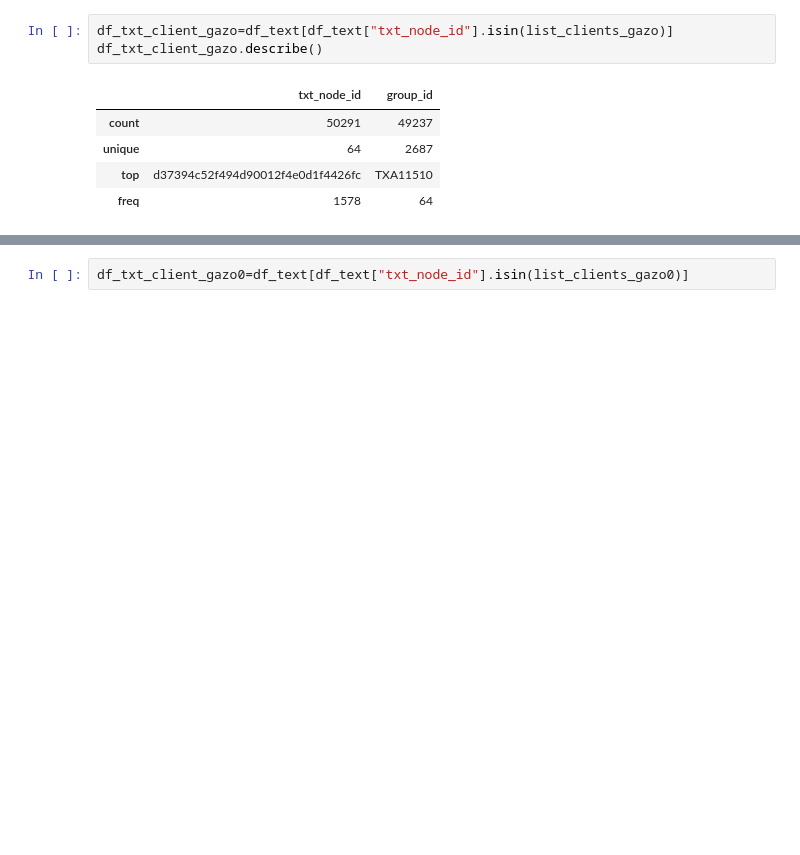
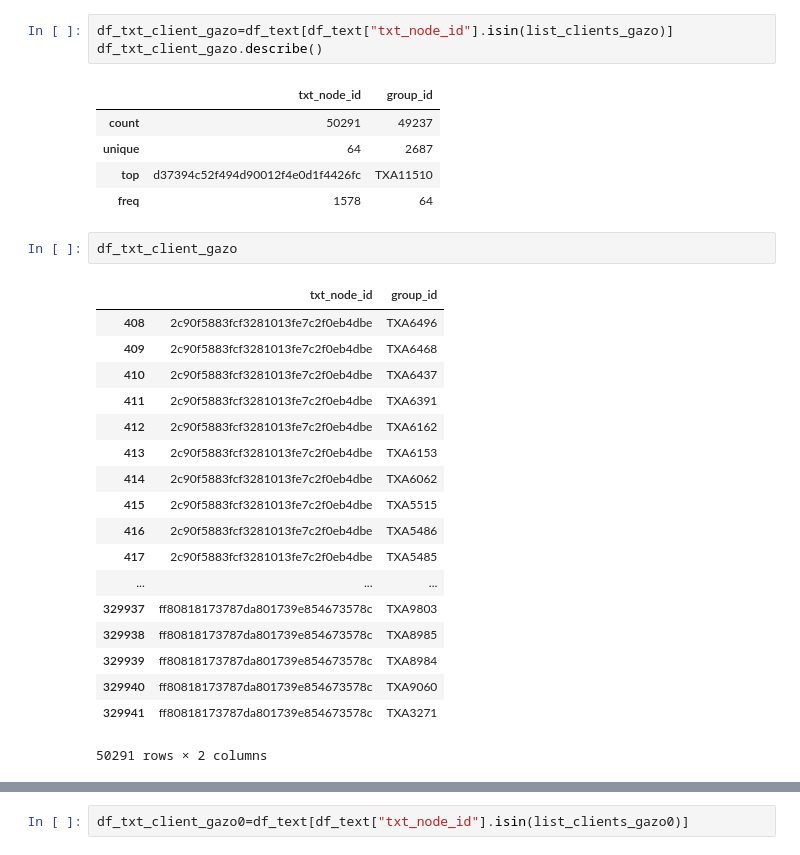
Before and after one commit to remi-vidal/StatApp, a Jupyter notebook: notebooks/Question_verification.ipynb, the cells around one changed output, grey strips where cells are left out. Cells and saved outputs as stored; diff of their text form; blank space fills up the shorter version.

Commit message:
questions réponses verification
changement de la fonction count, pour stocker la liste des clients

```diff
--- a/notebooks/Question_verification.ipynb
+++ b/notebooks/Question_verification.ipynb
@@ -274,6 +274,27 @@ df_txt_client_gazo.describe()
 | unique | 64 | 2687 |
 | top | d37394c52f494d90012f4e0d1f4426fc | TXA11510 |
 | freq | 1578 | 64 |
+# %%
+df_txt_client_gazo
+# %% [output]
+|  | txt_node_id | group_id |
+| 408 | 2c90f5883fcf3281013fe7c2f0eb4dbe | TXA6496 |
+| 409 | 2c90f5883fcf3281013fe7c2f0eb4dbe | TXA6468 |
+| 410 | 2c90f5883fcf3281013fe7c2f0eb4dbe | TXA6437 |
+| 411 | 2c90f5883fcf3281013fe7c2f0eb4dbe | TXA6391 |
+| 412 | 2c90f5883fcf3281013fe7c2f0eb4dbe | TXA6162 |
+| 413 | 2c90f5883fcf3281013fe7c2f0eb4dbe | TXA6153 |
+| 414 | 2c90f5883fcf3281013fe7c2f0eb4dbe | TXA6062 |
+| 415 | 2c90f5883fcf3281013fe7c2f0eb4dbe | TXA5515 |
+| 416 | 2c90f5883fcf3281013fe7c2f0eb4dbe | TXA5486 |
+| 417 | 2c90f5883fcf3281013fe7c2f0eb4dbe | TXA5485 |
+| ... | ... | ... |
+| 329937 | ff80818173787da801739e854673578c | TXA9803 |
+| 329938 | ff80818173787da801739e854673578c | TXA8985 |
+| 329939 | ff80818173787da801739e854673578c | TXA8984 |
+| 329940 | ff80818173787da801739e854673578c | TXA9060 |
+| 329941 | ff80818173787da801739e854673578c | TXA3271 |
+50291 rows × 2 columns
 # %%
 df_txt_client_gazo['group_id'].value_counts()[0:5]
 # %% [output]
```
Also changed, not shown: parts of 13 cells of this notebook.
